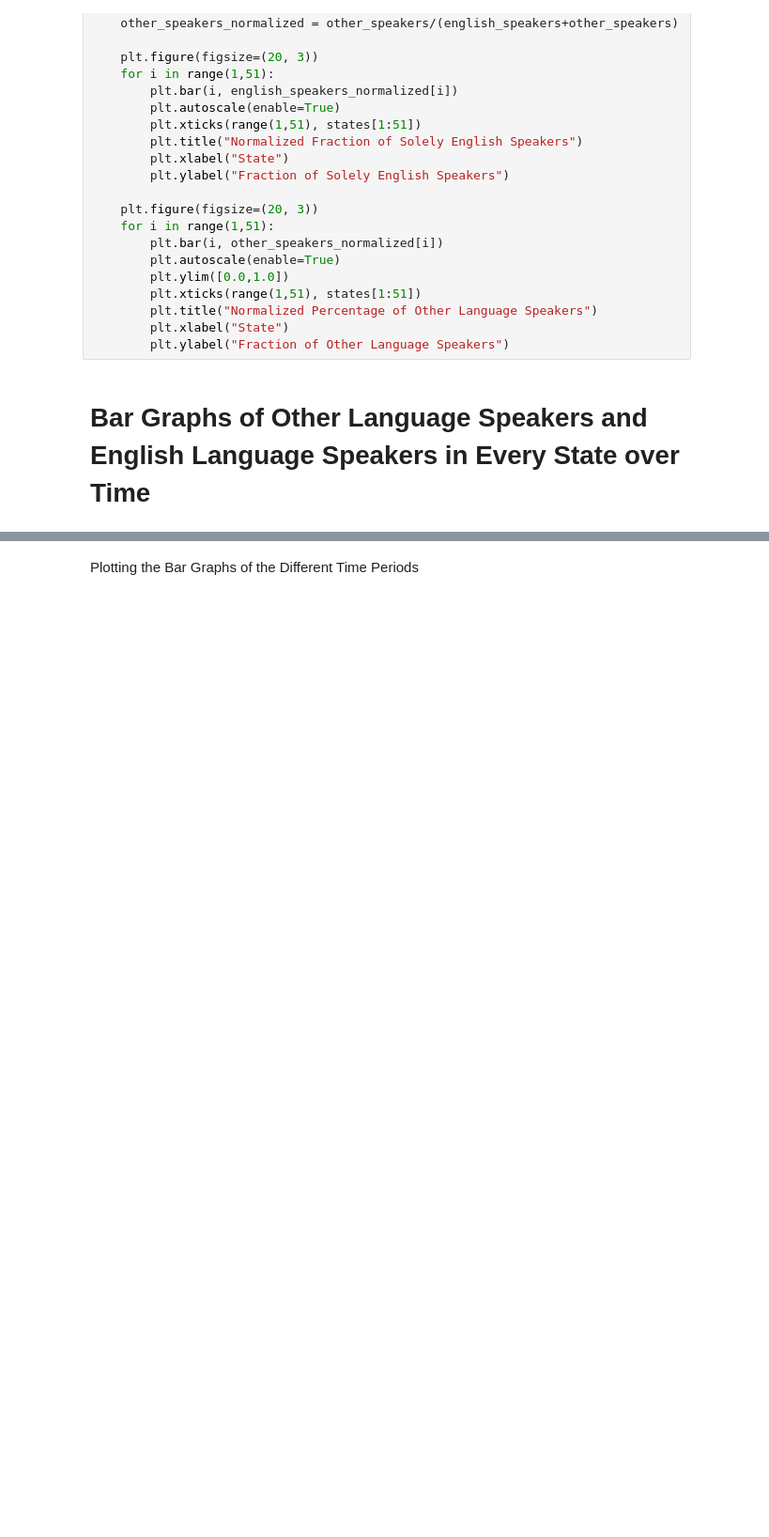
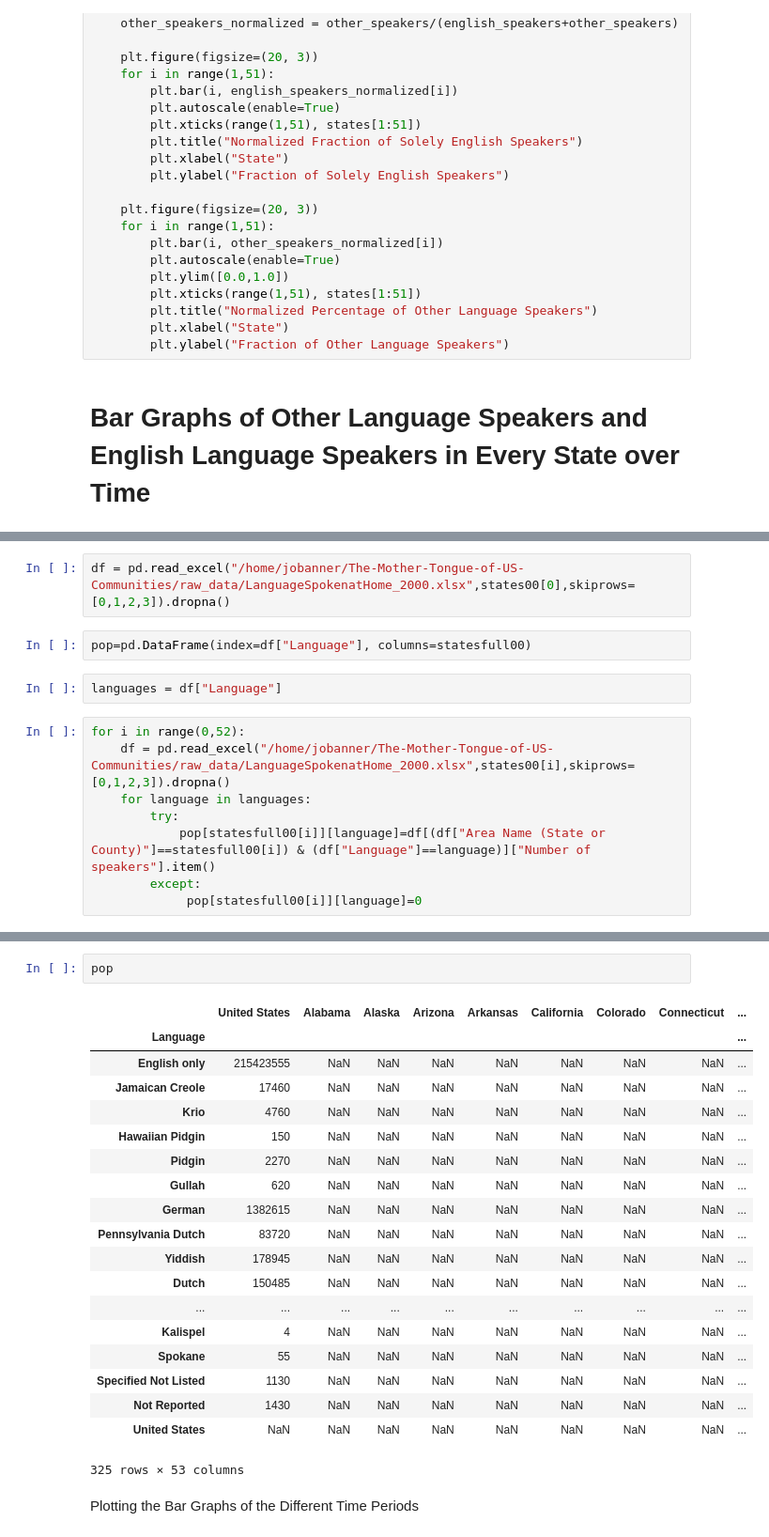
Before and after one commit to AllisonBusa/The-Mother-Tongue-of-US-Communities, a Jupyter notebook: Analysis.ipynb, the cells around one changed output, grey strips where cells are left out. Shown: that part at 94% size. Saved outputs shown, nothing was run; the diff lists cells and outputs as text; blank space fills up the shorter version.

```diff
--- a/Analysis.ipynb
+++ b/Analysis.ipynb
@@ -143,0 +162,14 @@ createDataFrame(english2000, states, "/home/jobanner/The-Mother-Tongue-of-US-Com
+# %%
+df = pd.read_excel("/home/jobanner/The-Mother-Tongue-of-US-Communities/raw_data/LanguageSpokenatHome_2000.xlsx",states00[0],skiprows=[0,1,2,3]).dropna()
+# %%
+pop=pd.DataFrame(index=df["Language"], columns=statesfull00)
+# %%
+languages = df["Language"]
+# %%
+for i in range(0,52):
+    df = pd.read_excel("/home/jobanner/The-Mother-Tongue-of-US-Communities/raw_data/LanguageSpokenatHome_2000.xlsx",states00[i],skiprows=[0,1,2,3]).dropna()
+    for language in languages:
+        try:
+            pop[statesfull00[i]][language]=df[(df["Area Name (State or County)"]==statesfull00[i]) & (df["Language"]==language)]["Number of speakers"].item()
+        except:
+             pop[statesfull00[i]][language]=0
@@ -144,3 +186,25 @@ createDataFrame(english2000, states, "/home/jobanner/The-Mother-Tongue-of-US-Com
+# %%
+pop
+# %% [output]
+|  | United States | Alabama | Alaska | Arizona | Arkansas | California | Colorado | Connecticut | ... |
+| Language |  |  |  |  |  |  |  |  | ... |
+| English only | 215423555 | NaN | NaN | NaN | NaN | NaN | NaN | NaN | ... |
+| Jamaican Creole | 17460 | NaN | NaN | NaN | NaN | NaN | NaN | NaN | ... |
+| Krio | 4760 | NaN | NaN | NaN | NaN | NaN | NaN | NaN | ... |
+| Hawaiian Pidgin | 150 | NaN | NaN | NaN | NaN | NaN | NaN | NaN | ... |
+| Pidgin | 2270 | NaN | NaN | NaN | NaN | NaN | NaN | NaN | ... |
+| Gullah | 620 | NaN | NaN | NaN | NaN | NaN | NaN | NaN | ... |
+| German | 1382615 | NaN | NaN | NaN | NaN | NaN | NaN | NaN | ... |
+| Pennsylvania Dutch | 83720 | NaN | NaN | NaN | NaN | NaN | NaN | NaN | ... |
+| Yiddish | 178945 | NaN | NaN | NaN | NaN | NaN | NaN | NaN | ... |
+| Dutch | 150485 | NaN | NaN | NaN | NaN | NaN | NaN | NaN | ... |
+| ... | ... | ... | ... | ... | ... | ... | ... | ... | ... |
+| Kalispel | 4 | NaN | NaN | NaN | NaN | NaN | NaN | NaN | ... |
+| Spokane | 55 | NaN | NaN | NaN | NaN | NaN | NaN | NaN | ... |
+| Specified Not Listed | 1130 | NaN | NaN | NaN | NaN | NaN | NaN | NaN | ... |
+| Not Reported | 1430 | NaN | NaN | NaN | NaN | NaN | NaN | NaN | ... |
+| United States | NaN | NaN | NaN | NaN | NaN | NaN | NaN | NaN | ... |
+325 rows × 53 columns
 # %% [markdown]
 Plotting the Bar Graphs of the Different Time Periods
 # %%
```
Also changed, not shown: parts of 13 cells of this notebook.
